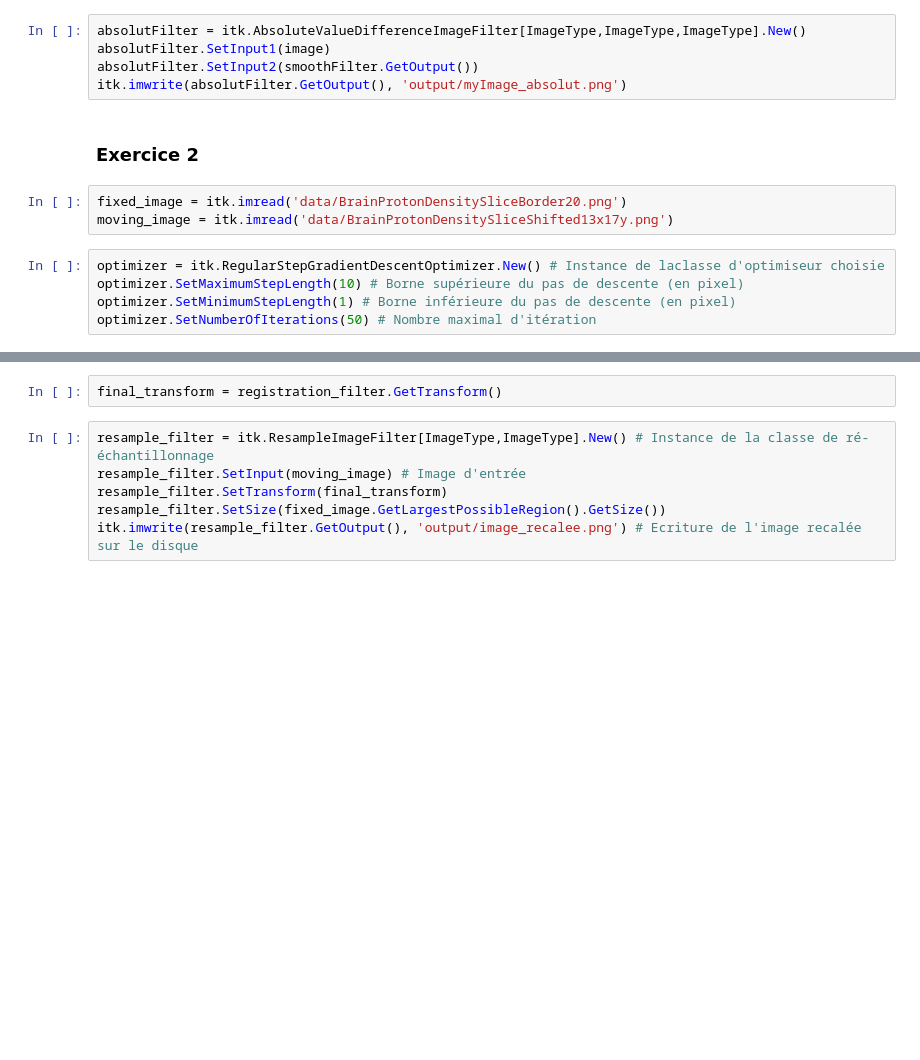
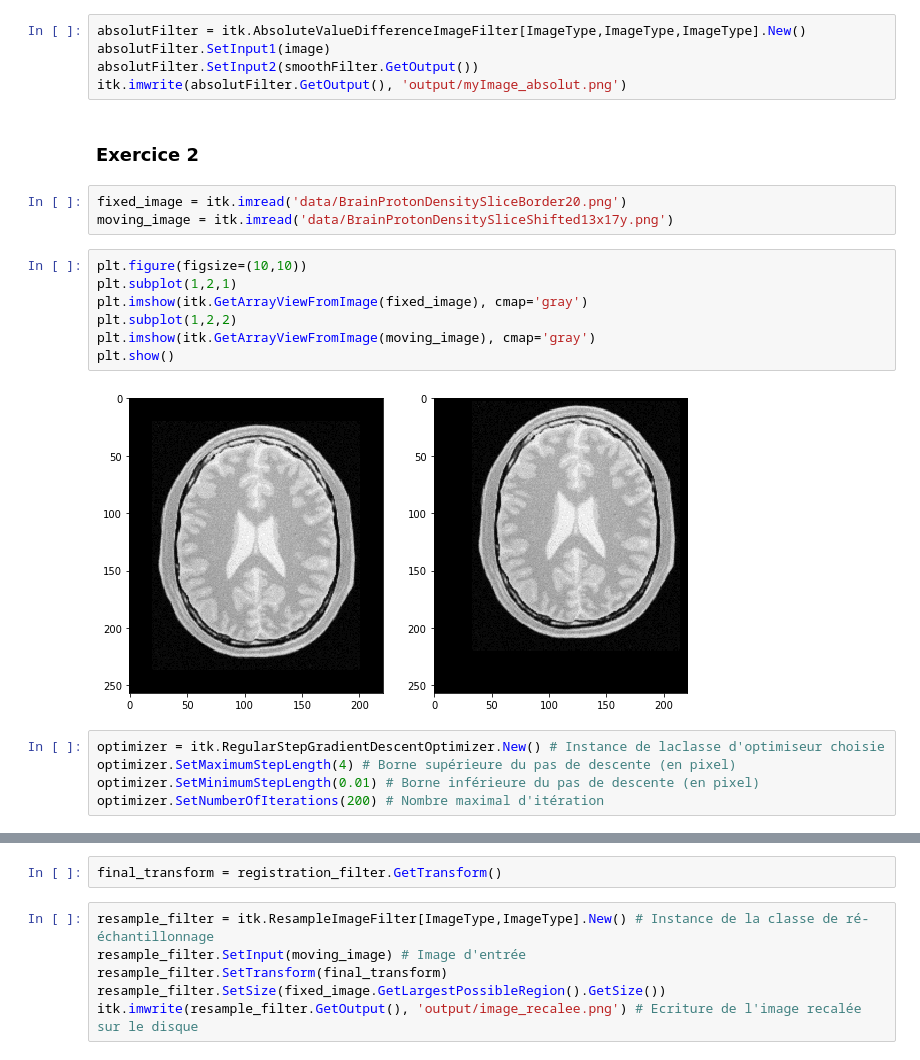
Before and after one commit to lucanchling/Acquis_Calib_Reco, a Jupyter notebook: Recalage/recalage.ipynb, the cells around one changed output, grey strips where cells are left out. Saved outputs shown, nothing was run; the diff lists cells and outputs as text; blank space fills up the shorter version.

```diff
--- a/Recalage/recalage.ipynb
+++ b/Recalage/recalage.ipynb
@@ -31,8 +32,17 @@ itk.imwrite(absolutFilter.GetOutput(), 'output/myImage_absolut.png')
 # %%
 fixed_image = itk.imread('data/BrainProtonDensitySliceBorder20.png')
 moving_image = itk.imread('data/BrainProtonDensitySliceShifted13x17y.png')
+# %%
+plt.figure(figsize=(10,10))
+plt.subplot(1,2,1)
+plt.imshow(itk.GetArrayViewFromImage(fixed_image), cmap='gray')
+plt.subplot(1,2,2)
+plt.imshow(itk.GetArrayViewFromImage(moving_image), cmap='gray')
+plt.show()
+# %% [output]
+[figure, added]
 # %%
 optimizer = itk.RegularStepGradientDescentOptimizer.New() # Instance de laclasse d'optimiseur choisie
-optimizer.SetMaximumStepLength(10) # Borne supérieure du pas de descente (en pixel)
-optimizer.SetMinimumStepLength(1) # Borne inférieure du pas de descente (en pixel)
-optimizer.SetNumberOfIterations(50) # Nombre maximal d'itération
+optimizer.SetMaximumStepLength(4) # Borne supérieure du pas de descente (en pixel)
+optimizer.SetMinimumStepLength(0.01) # Borne inférieure du pas de descente (en pixel)
+optimizer.SetNumberOfIterations(200) # Nombre maximal d'itération
```
Also changed, not shown: parts of 7 cells of this notebook, 1 other file.
